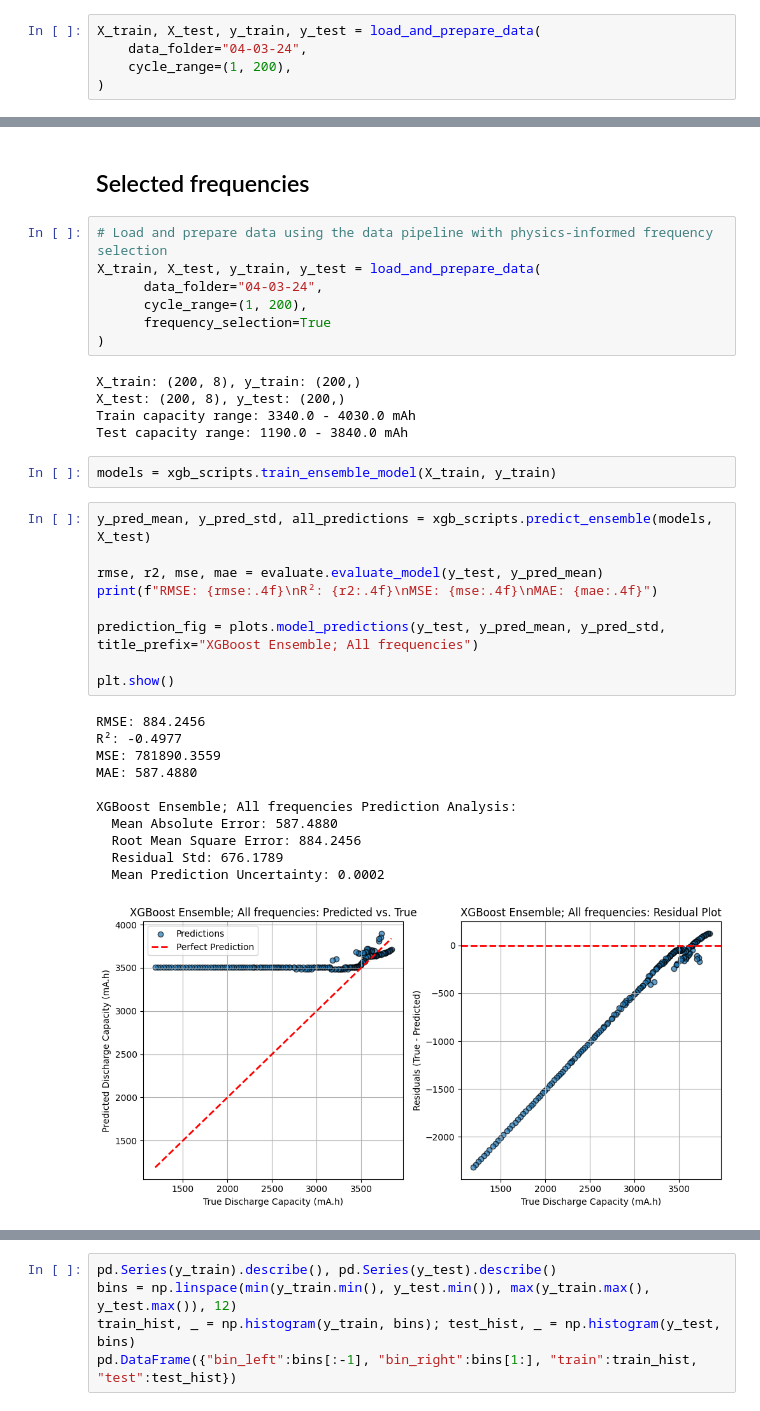
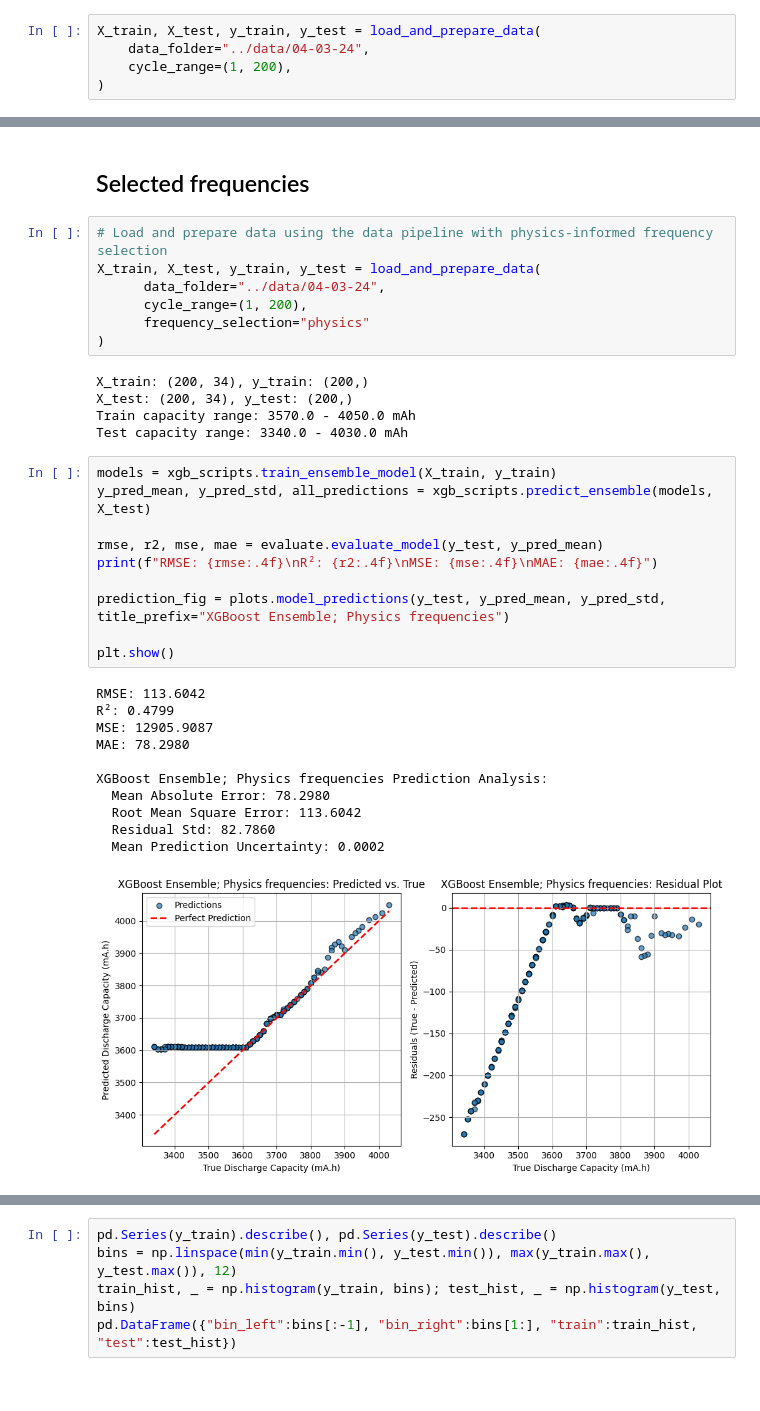
Before and after one commit to NithinJakrebet/eis-ml, a Jupyter notebook: notebooks/gradient_boosting.ipynb, the cells around one changed output, grey strips where cells are left out. Drawn from its saved outputs; the diff is of its cells as text.

Commit message:
commit: select frequencies

```diff
--- a/notebooks/gradient_boosting.ipynb
+++ b/notebooks/gradient_boosting.ipynb
@@ -23,7 +26,7 @@ import plots, xgb_scripts, evaluate
 ### Model with no frequency selection (all 69 frequencies selected)
 # %%
 X_train, X_test, y_train, y_test = load_and_prepare_data(
-    data_folder="04-03-24",
+    data_folder="../data/04-03-24",
     cycle_range=(1, 200),
 )
 # %% [output]
@@ -101,36 +83,35 @@ Saved FFT data: ../results/xgboost_all_frequencies/xgboost_all_frequencies_fft_a
 # %%
 # Load and prepare data using the data pipeline with physics-informed frequency selection
 X_train, X_test, y_train, y_test = load_and_prepare_data(
-      data_folder="04-03-24",
+      data_folder="../data/04-03-24",
       cycle_range=(1, 200),
-      frequency_selection=True
+      frequency_selection="physics"
 )
 # %% [output]
-X_train: (200, 8), y_train: (200,)
-X_test: (200, 8), y_test: (200,)
-Train capacity range: 3340.0 - 4030.0 mAh
-Test capacity range: 1190.0 - 3840.0 mAh
+X_train: (200, 34), y_train: (200,)
+X_test: (200, 34), y_test: (200,)
+Train capacity range: 3570.0 - 4050.0 mAh
+Test capacity range: 3340.0 - 4030.0 mAh
-# %%
-models = xgb_scripts.train_ensemble_model(X_train, y_train)
 # %%
+models = xgb_scripts.train_ensemble_model(X_train, y_train)
 y_pred_mean, y_pred_std, all_predictions = xgb_scripts.predict_ensemble(models, X_test)
 
 rmse, r2, mse, mae = evaluate.evaluate_model(y_test, y_pred_mean)
 print(f"RMSE: {rmse:.4f}\nR²: {r2:.4f}\nMSE: {mse:.4f}\nMAE: {mae:.4f}")
 
-prediction_fig = plots.model_predictions(y_test, y_pred_mean, y_pred_std, title_prefix="XGBoost Ensemble; All frequencies")
+prediction_fig = plots.model_predictions(y_test, y_pred_mean, y_pred_std, title_prefix="XGBoost Ensemble; Physics frequencies")
 
 plt.show()
 # %% [output]
-RMSE: 884.2456
-R²: -0.4977
-MSE: 781890.3559
-MAE: 587.4880
+RMSE: 113.6042
+R²: 0.4799
+MSE: 12905.9087
+MAE: 78.2980
 
-XGBoost Ensemble; All frequencies Prediction Analysis:
-  Mean Absolute Error: 587.4880
-  Root Mean Square Error: 884.2456
-  Residual Std: 676.1789
+XGBoost Ensemble; Physics frequencies Prediction Analysis:
+  Mean Absolute Error: 78.2980
+  Root Mean Square Error: 113.6042
+  Residual Std: 82.7860
   Mean Prediction Uncertainty: 0.0002
-[figure, old version]
+[figure, new version]
 # %%
```
Also changed, not shown: parts of 17 cells of this notebook, 30 other files.
